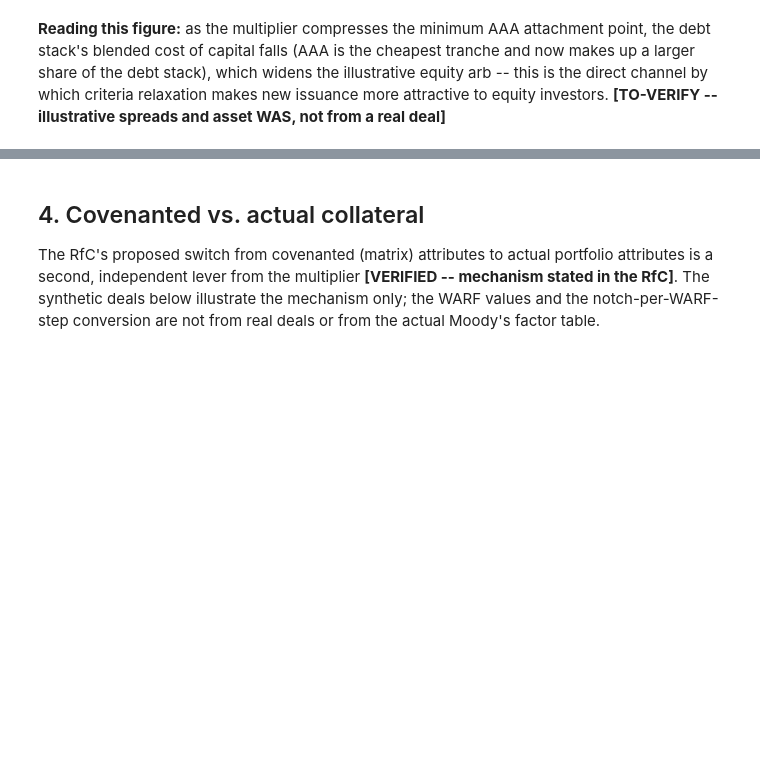
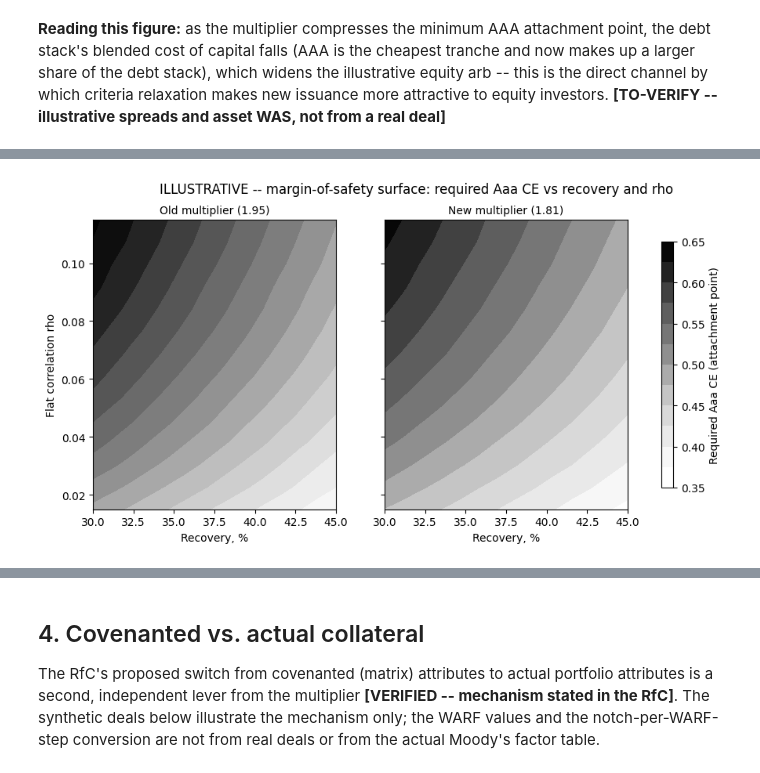
Before and after one commit to ZinuoS/Moody-s-Fitch-Rating-Replica-, a Jupyter notebook: research/clo_methodology_change_2026.ipynb, the cells around one changed output, grey strips where cells are left out. Saved outputs shown, nothing was run; the diff lists cells and outputs as text; code cells hidden in the pictures; blank space fills up the shorter version.

```diff
--- a/research/clo_methodology_change_2026.ipynb
+++ b/research/clo_methodology_change_2026.ipynb
@@ -493,0 +958,31 @@ criteria relaxation makes new issuance more attractive to equity investors.
+# %%
+recovery_grid = np.linspace(0.30, 0.45, 14)
+rho_offsets = np.linspace(0, 0.10, 14)
+rho_base_surface = 0.015   # ILLUSTRATIVE baseline flat correlation, not an agency parameter
+
+def ce_surface(pd_stressed, recovery_grid, rho_offsets, rho_base, el_target):
+    surf = np.empty((len(rho_offsets), len(recovery_grid)))
+    pds = np.full(D, pd_stressed)
+    for i, dr in enumerate(rho_offsets):
+        for j, rec in enumerate(recovery_grid):
+            losses, pmf = loss_dist_quadrature(pds, rho_base + dr, rec, n_gh=32)
+            surf[i, j] = min_attach(losses, pmf, el_target)
+    return surf
+
+surf_old = ce_surface(stressed_pd_old, recovery_grid, rho_offsets, rho_base_surface, illustrative_el_target)
+surf_new = ce_surface(stressed_pd_new, recovery_grid, rho_offsets, rho_base_surface, illustrative_el_target)
+vmin, vmax = min(surf_old.min(), surf_new.min()), max(surf_old.max(), surf_new.max())
+# %%
+fig, axes = plt.subplots(1, 2, figsize=(11, 4.8), sharey=True)
+for ax, surf, lbl in zip(axes, [surf_old, surf_new], ["Old multiplier (1.95)", "New multiplier (1.81)"]):
+    cs = ax.contourf(recovery_grid * 100, rho_base_surface + rho_offsets, surf, levels=12,
+                      cmap="Greys", vmin=vmin, vmax=vmax)
+    ax.set_xlabel("Recovery, %")
+    ax.set_title(lbl, fontsize=10)
+axes[0].set_ylabel("Flat correlation rho")
+fig.colorbar(cs, ax=axes, label="Required Aaa CE (attachment point)", shrink=0.85)
+fig.suptitle("ILLUSTRATIVE -- margin-of-safety surface: required Aaa CE vs recovery and rho")
+fig.savefig(FIG_DIR / "13_margin_of_safety_surface.png", dpi=150)
+plt.show()
+# %% [output]
+[figure, added]
```
Also changed, not shown: parts of 31 cells of this notebook, 1 other file.
